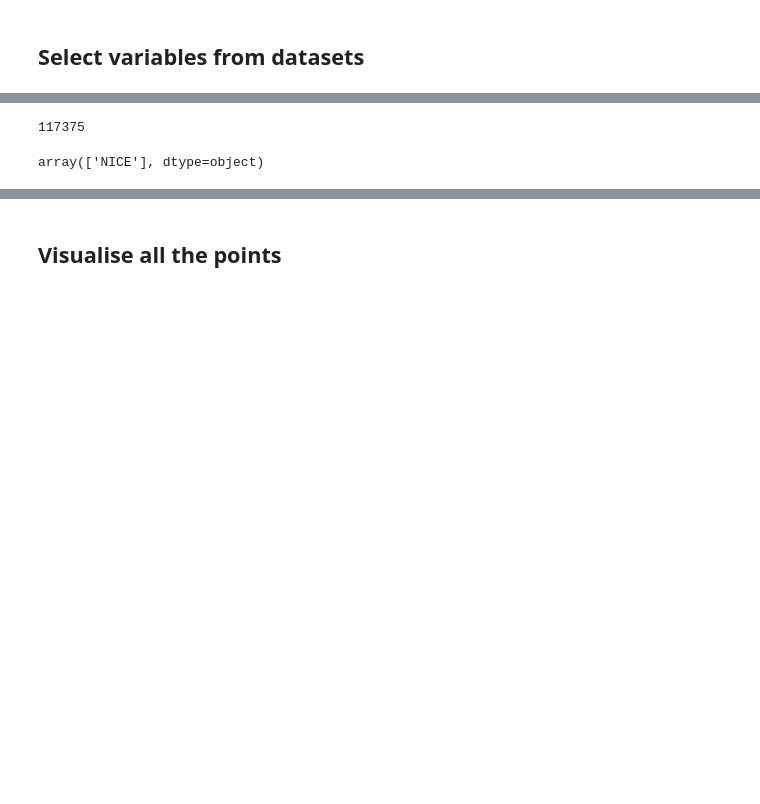
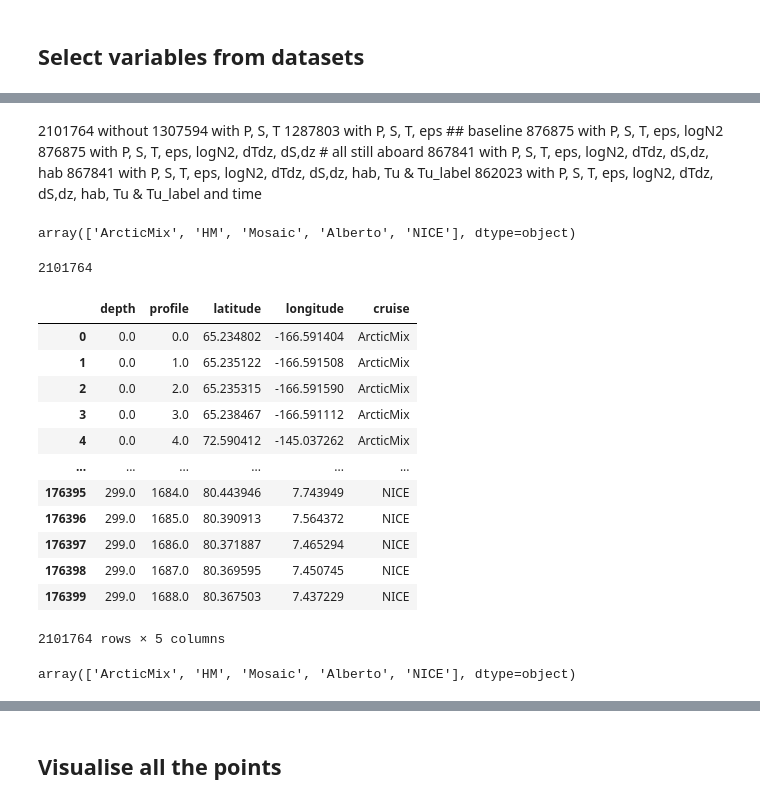
Before and after one commit to lisanneblok/ArcticTurbulence, a Jupyter notebook: data_exploration/load_ds.ipynb, the cells around one changed output, grey strips where cells are left out. Cells and saved outputs as stored; diff of their text form; code cells hidden in the pictures; blank space fills up the shorter version.

Commit message:
Fixed NaN problem by assigning variables

```diff
--- a/data_exploration/load_ds.ipynb
+++ b/data_exploration/load_ds.ipynb
@@ -32,6 +32,18 @@ mosaic_ds = xr.open_dataset(mosaic_nc)
 nice_ds = xr.open_dataset(nice_nc)
 HM_ds = xr.open_dataset(HM_nc)
 NN_ds = xr.open_dataset(NN_nc)
+# %%
+# Assign the 'time' coordinate as a variable in the copy
+nice_ds = nice_ds.rename({"time": "time_dim"})
+nice_ds["time"] = nice_ds["time_dim"]
+# %%
+#arctic_ds["latitude"] = arctic_ds.latitude
+# Promote the 'latitude' coordinate to a variable
+arctic_ds = arctic_ds.reset_coords(["latitude", "longitude", "time"])
+mosaic_ds = mosaic_ds.reset_coords(["latitude", "longitude", "time"])
+alberto_ds = alberto_ds.reset_coords(["latitude", "longitude", "time"])
+nice_ds = nice_ds.reset_coords(["latitude", "longitude", "time"])
+HM_ds = HM_ds.reset_coords(["latitude", "longitude", "time"])
 # %%
 GEBCO_ds = "/Users/Lisanne/Documents/AI4ER/Mres/ArcticTurbulence/data/gebco_2022_n80.0_s63.0_w-170.0_e-130.0.nc"
 #bathy_dataset = Dataset(GEBCO_ds)
@@ -91,7 +103,7 @@ def select_variables(data, variables):
     return selected_data
 # %%
 # selected_columns = ["depth", "profile", "latitude", "longitude", "P", "S", "T", "Tu", "kappa", "log_N2", "log_kappa", "log_eps", "dTdz", "dSdz", "eps", "cruise", "hab", "Tu_label", "time"]
-selected_columns = ["depth", "profile", "latitude", "longitude", "P", "S", "T", "log_N2", "dTdz", "dSdz", "cruise", "eps", "log_eps", "log_kappa", "hab", "Tu", "Tu_label", "time"]
+selected_columns = ["depth", "profile", "latitude", "longitude", "cruise", "S", "T", "eps", "log_N2", "dTdz", "dSdz", "hab", "Tu", "Tu_label", "time"]
 
 arctic_f = select_variables(arctic_final, selected_columns)
 alberto_f = select_variables(alberto_final, selected_columns)
@@ -109,2 +126,15 @@ combined_df = pd.concat([arctic_df, HM_df, mosaic_df, alberto_df, nice_df])
+# %% [markdown]
+2101764 without
+1307594 with P, S, T
+1287803 with P, S, T, eps ## baseline
+876875 with P, S, T, eps, logN2
+876875 with P, S, T, eps, logN2, dTdz, dS,dz # all still aboard
+867841 with P, S, T, eps, logN2, dTdz, dS,dz, hab
+867841 with P, S, T, eps, logN2, dTdz, dS,dz, hab, Tu & Tu_label
+862023 with P, S, T, eps, logN2, dTdz, dS,dz, hab, Tu & Tu_label and time
+# %%
+combined_nona.cruise.unique()
+# %% [output]
+array(['ArcticMix', 'HM', 'Mosaic', 'Alberto', 'NICE'], dtype=object)
 # %%
 # combined_df = pd.concat([arctic_df, HM_df, mosaic_df, alberto_df, nice_df], ignore_index=True)
@@ -115,9 +143,25 @@ combined_nona = combined_df.copy()
 combined_nona = combined_nona.dropna()
 len(combined_nona)
 # %% [output]
-117375
+2101764
+# %%
+combined_nona
+# %% [output]
+|  | depth | profile | latitude | longitude | cruise |
+| 0 | 0.0 | 0.0 | 65.234802 | -166.591404 | ArcticMix |
+| 1 | 0.0 | 1.0 | 65.235122 | -166.591508 | ArcticMix |
+| 2 | 0.0 | 2.0 | 65.235315 | -166.591590 | ArcticMix |
+| 3 | 0.0 | 3.0 | 65.238467 | -166.591112 | ArcticMix |
+| 4 | 0.0 | 4.0 | 72.590412 | -145.037262 | ArcticMix |
+| ... | ... | ... | ... | ... | ... |
+| 176395 | 299.0 | 1684.0 | 80.443946 | 7.743949 | NICE |
+| 176396 | 299.0 | 1685.0 | 80.390913 | 7.564372 | NICE |
+| 176397 | 299.0 | 1686.0 | 80.371887 | 7.465294 | NICE |
+| 176398 | 299.0 | 1687.0 | 80.369595 | 7.450745 | NICE |
+| 176399 | 299.0 | 1688.0 | 80.367503 | 7.437229 | NICE |
+2101764 rows × 5 columns
 # %%
 combined_nona.cruise.unique()
 # %% [output]
-array(['NICE'], dtype=object)
+array(['ArcticMix', 'HM', 'Mosaic', 'Alberto', 'NICE'], dtype=object)
 # %%
```
Also changed, not shown: parts of 6 cells of this notebook.
